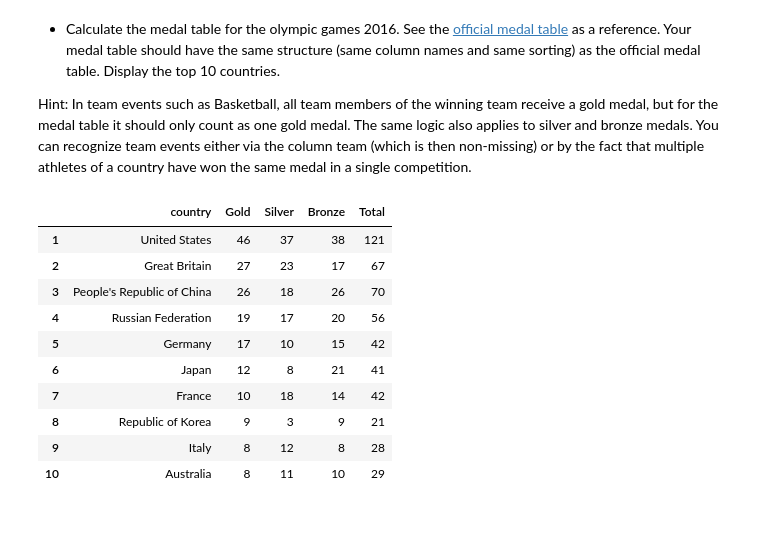
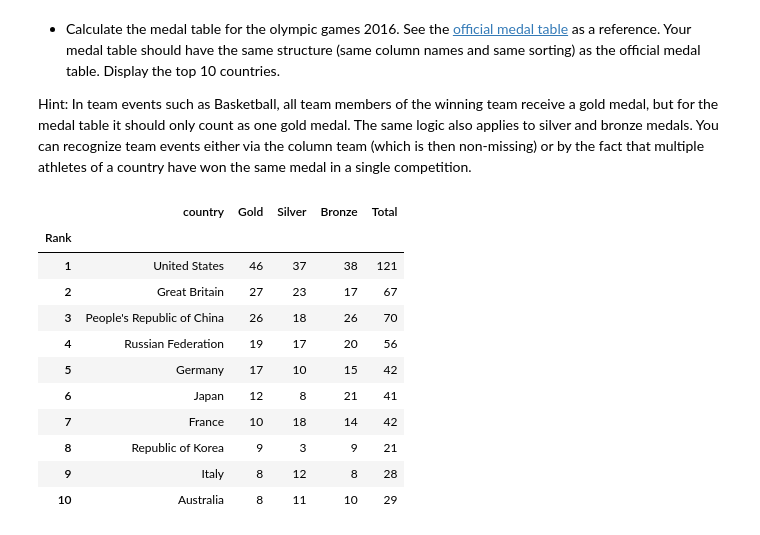
Before and after one commit to 841723/informatica-s7, a Jupyter notebook: mads-tpds/project/project1/code/project1.ipynb, the cells around one changed output. Cells and saved outputs as stored; diff of their text form; code cells hidden in the pictures.

```diff
--- a/mads-tpds/project/project1/code/project1.ipynb
+++ b/mads-tpds/project/project1/code/project1.ipynb
@@ -150,0 +57,12 @@ df.head()
+# %%
+df_metadata_athletes = pd.read_excel('../data/metadata.xlsx', sheet_name='athletes')
+
+df_metadata_athletes.set_index('athlete_id', inplace=True)
+names = df_metadata_athletes['name'].str.split('•', n=1, expand=True)
+df_metadata_athletes['first_name'] = names[0]
+df_metadata_athletes['last_name'] = names[1]
+df_metadata_athletes.drop('name', axis=1, inplace=True)
+
+df_metadata_athletes['born'] = pd.to_datetime(df_metadata_athletes['born'], errors='raise')
+
+df_metadata_athletes
@@ -286,26 +314,29 @@ or by the fact that multiple athletes of a country have won the same medal in a
 # %%
 def create_medal_table(year):
     df_medal_table = pd.DataFrame(columns=['Gold', 'Silver', 'Bronze', 'Total'])
 
     df_medal_table['Gold'] = df[(df.year == year) & (df.medal == 'Gold')][['sport', 'event', 'medal', 'country']].drop_duplicates().value_counts('country')
     df_medal_table['Silver'] = df[(df.year == year) & (df.medal == 'Silver')][['sport', 'event', 'medal', 'country']].drop_duplicates().value_counts('country')
     df_medal_table['Bronze'] = df[(df.year == year) & (df.medal == 'Bronze')][['sport', 'event', 'medal', 'country']].drop_duplicates().value_counts('country')
+    df_medal_table.infer_objects(copy=False).fillna(0, inplace=True)
 
-    df_medal_table.fillna(0, inplace=True)
+    df_medal_table['Total'] = df_medal_table['Gold'] + df_medal_table['Silver'] + df_medal_table['Bronze']
+
     df_medal_table = df_medal_table.astype(int)
 
-    df_medal_table['Total'] = df_medal_table['Gold'] + df_medal_table['Silver'] + df_medal_table['Bronze']
     df_medal_table.sort_values(['Gold', 'Silver', 'Bronze'], ascending=False, inplace=True)
+
     df_medal_table.reset_index(inplace=True)
-    df_medal_table.index += 1
+    df_medal_table['Rank'] = np.arange(1, df_medal_table.shape[0]+1)
+    df_medal_table.set_index('Rank', inplace=True)
 
     return df_medal_table
 
-# Example usage:
-df_medal_table_2016 = create_medal_table(2016)
+df_medal_table_2016 = create_medal_table(year=2016)
 df_medal_table_2016.head(10)
 # %% [output]
 |  | country | Gold | Silver | Bronze | Total |
+| Rank |  |  |  |  |  |
 | 1 | United States | 46 | 37 | 38 | 121 |
 | 2 | Great Britain | 27 | 23 | 17 | 67 |
 | 3 | People's Republic of China | 26 | 18 | 26 | 70 |
```
Also changed, not shown: parts of 22 cells of this notebook, 1 other file.
